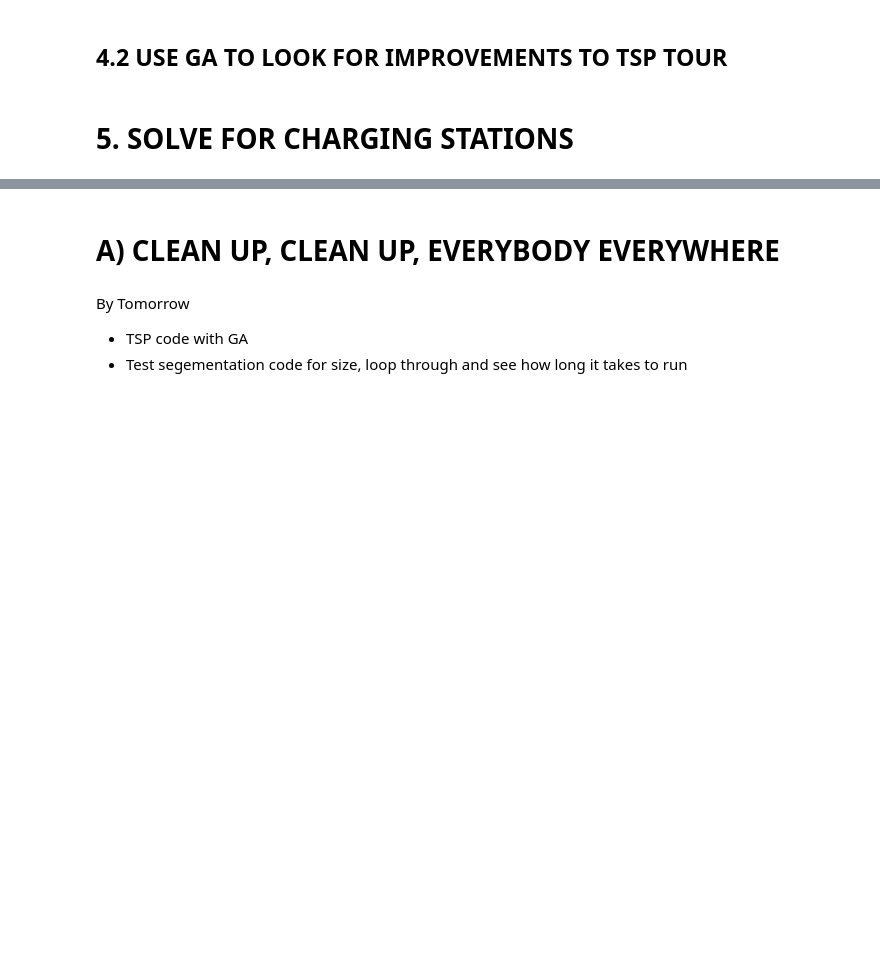
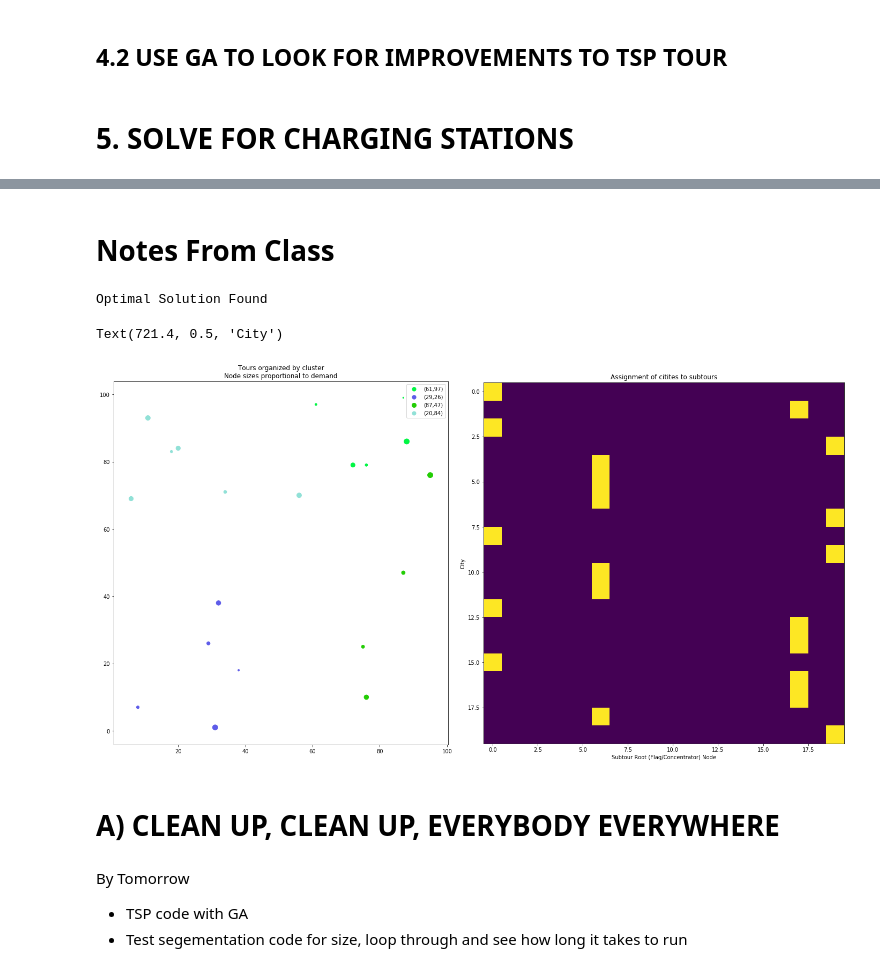
Before and after one commit to noahgarfinkle/ReservoirRegressionTrees, a Jupyter notebook: GroupProject.ipynb, the cells around one changed output, grey strips where cells are left out. Saved outputs shown, nothing was run; the diff lists cells and outputs as text; code cells hidden in the pictures; blank space fills up the shorter version.

Commit message:
added final presentation notes and working clustering algorithm

```diff
--- a/GroupProject.ipynb
+++ b/GroupProject.ipynb
@@ -624,3 +580,5 @@ class Runner:
                 Runner.pull_stats(population, iteration))
 
         return stats, population
+# %% [markdown]
+# **Notes From Class**
@@ -627,3 +644,42 @@ class Runner:
+# %%
+cities = buildCityDF(20)
+# %%
+model,yjz,xij,resultGDF,status = solveOriginal(cities,M=30,Rv=100,alpha=0.001)
+# %% [output]
+Optimal Solution Found
+# %%
+assignments = np.zeros((len(cities),len(cities)))
+for k,v in xij.items():
+    i = k[0]
+    j = k[1]
+    assignments[i,j] = v.solution_value()
+cluster = []
+for cityNodeID in range(len(cities)):
+    for rootNodeID in range(len(cities)):
+        lookup = assignments[cityNodeID,rootNodeID]
+        if lookup == 1:
+            cluster.append(rootNodeID)
+resultGDF["assignment"] = cluster
+uniqueClusters = list(set(cluster))
+
+fig = plt.figure(figsize=(20,10))
+ax1 = fig.add_subplot(1,2,1)
+ax2 = fig.add_subplot(1,2,2)
+fig.tight_layout()
+colors = ['#'+''.join([random.choice('0123456789ABCDEF') for j in range(6)]) for i in range(len(uniqueClusters))]
+for i in range(0,len(uniqueClusters)):
+    dfSubset = resultGDF[resultGDF["assignment"]==uniqueClusters[i]]
+    dfSubset.plot(ax=ax1,color=colors[i],markersize=dfSubset["demand"],label=f"({cities.iloc[uniqueClusters[i]].x},{cities.iloc[uniqueClusters[i]].y})")
+ax1.set_title("Tours organized by cluster\nNode sizes proportional to demand")
+ax1.legend()
+# Plot assignments
+plt.imshow(assignments)
+ax2.set_title("Assignment of citites to subtours")
+ax2.set_xlabel("Subtour Root (Flag/Concentrator) Node")
+ax2.set_ylabel("City")
+# %% [output]
+Text(721.4, 0.5, 'City')
+[figure, added]
 # %% [markdown]
 # **A) CLEAN UP, CLEAN UP, EVERYBODY EVERYWHERE**
 # %% [markdown]
```
Also changed, not shown: parts of 9 cells of this notebook, 13 other files.
